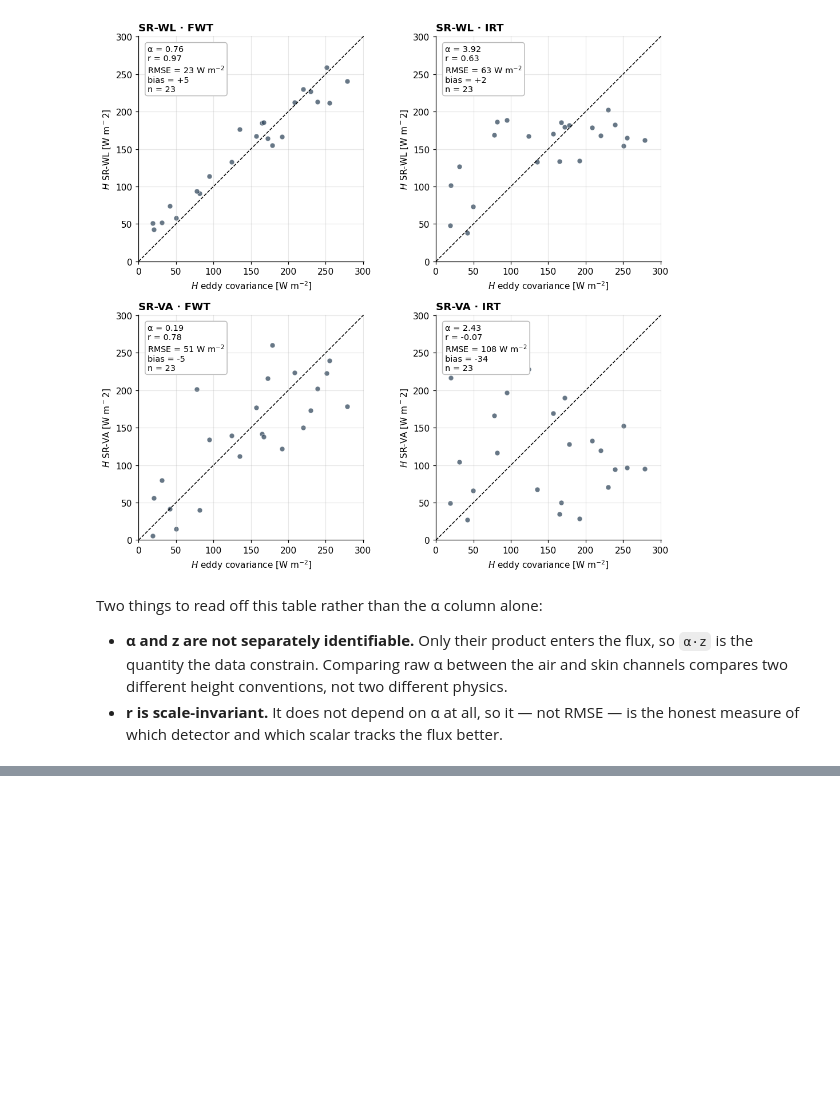
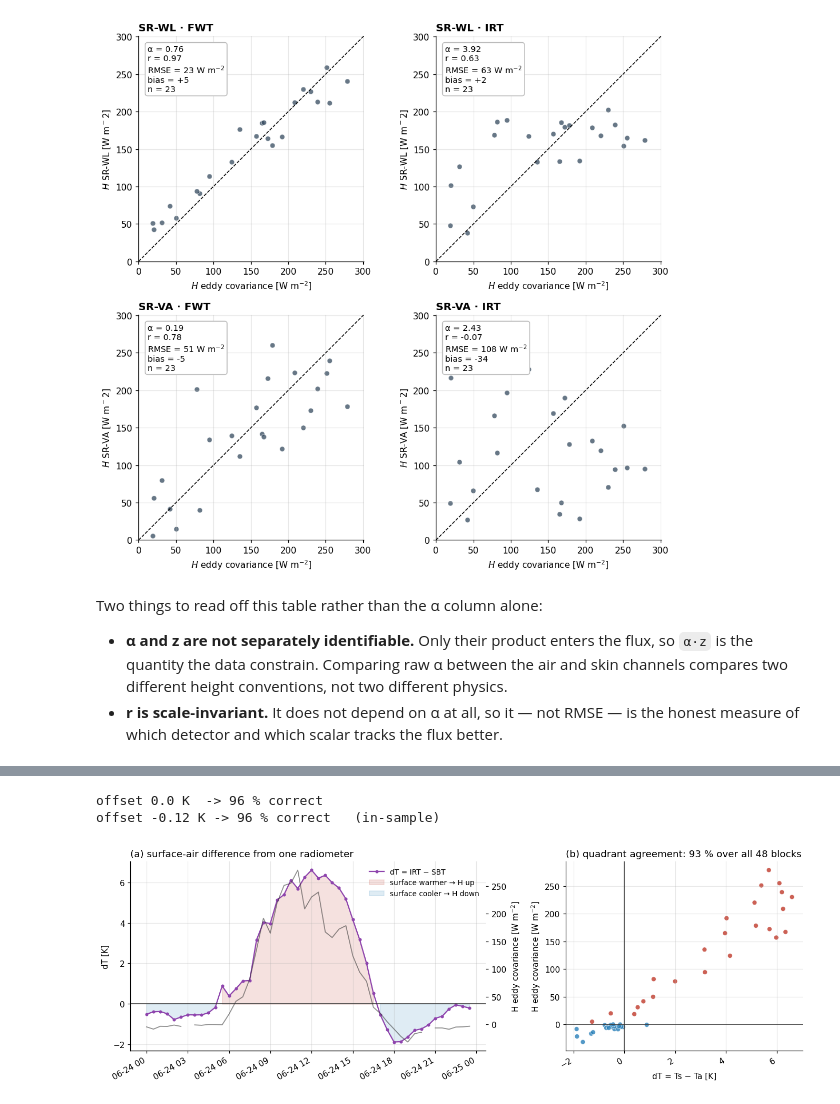
Before and after one commit to nbambach-blip/srflux, a Jupyter notebook: examples/wes_one_day.ipynb, the cells around one changed output, grey strips where cells are left out. Saved outputs shown, nothing was run; the diff lists cells and outputs as text; code cells hidden in the pictures; blank space fills up the shorter version.

```diff
--- a/examples/wes_one_day.ipynb
+++ b/examples/wes_one_day.ipynb
@@ -333,0 +365,41 @@ on this channel.
+# %%
+off = fit_gradient_offset(day_all.IRT_mean, day_all.SBT_mean, np.sign(day_all.H))
+acc0 = np.mean(sign_from_gradient(day_all.IRT_mean, day_all.SBT_mean) == np.sign(day_all.H))
+acco = np.mean(sign_from_gradient(day_all.IRT_mean, day_all.SBT_mean, off) == np.sign(day_all.H))
+print(f"offset 0.0 K  -> {100 * acc0:.0f} % correct")
+print(f"offset {off:+.2f} K -> {100 * acco:.0f} % correct   (in-sample)")
+
+sr_sign = sign_from_gradient(d.IRT_mean, d.SBT_mean)
+klass = stability_from_gradient(d.IRT_mean, d.SBT_mean, cuts=(-0.5, 0.5))
+
+fig, (axl, axr) = plt.subplots(1, 2, figsize=(12.4, 4.3),
+                               gridspec_kw=dict(width_ratios=[1.5, 1]))
+axl.plot(d.index, d.dT, "-o", ms=3, color="#8e44ad", label="dT = IRT − SBT")
+axl.axhline(0, color="#333", lw=1)
+axl.fill_between(d.index, 0, d.dT.where(d.dT > 0), color="#c0392b", alpha=0.15,
+                 label="surface warmer → H up")
+axl.fill_between(d.index, 0, d.dT.where(d.dT < 0), color="#2980b9", alpha=0.15,
+                 label="surface cooler → H down")
+axl.set_ylabel("dT [K]")
+axl.legend(frameon=False, fontsize=9)
+axl.set_title("(a) surface-air difference from one radiometer", loc="left")
+ax2 = axl.twinx()
+ax2.plot(d.index, d.H, lw=1.2, color="#333333", alpha=0.55)
+ax2.set_ylabel("H eddy covariance [W m$^{-2}$]")
+ax2.grid(False)
+
+ok = np.isfinite(d.dT) & np.isfinite(d.H)
+axr.scatter(d.dT[ok], d.H[ok], s=34, c=np.where(d.H[ok] > 0, "#c0392b", "#2980b9"),
+            alpha=0.8, edgecolors="white", lw=0.5)
+axr.axhline(0, color="#333", lw=1)
+axr.axvline(0, color="#333", lw=1)
+axr.set_xlabel("dT = Ts − Ta [K]")
+axr.set_ylabel("H eddy covariance [W m$^{-2}$]")
+axr.set_title(f"(b) quadrant agreement: {100 * np.mean(np.sign(d.dT[ok]) == np.sign(d.H[ok])):.0f} %"
+              " over all 48 blocks", loc="left")
+fig.autofmt_xdate()
+plt.tight_layout()
+# %% [output]
+offset 0.0 K  -> 96 % correct
+offset -0.12 K -> 96 % correct   (in-sample)
+[figure, added]
```
Also changed, not shown: parts of 15 cells of this notebook, 6 other files.
